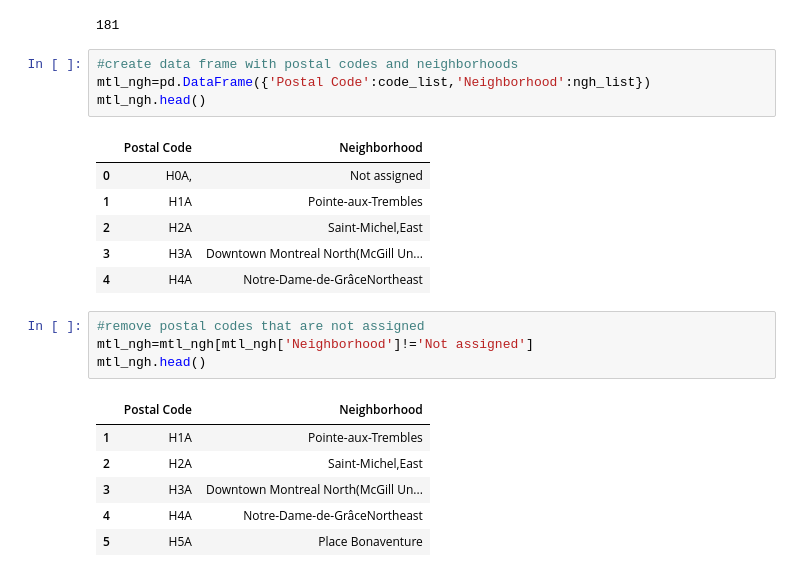
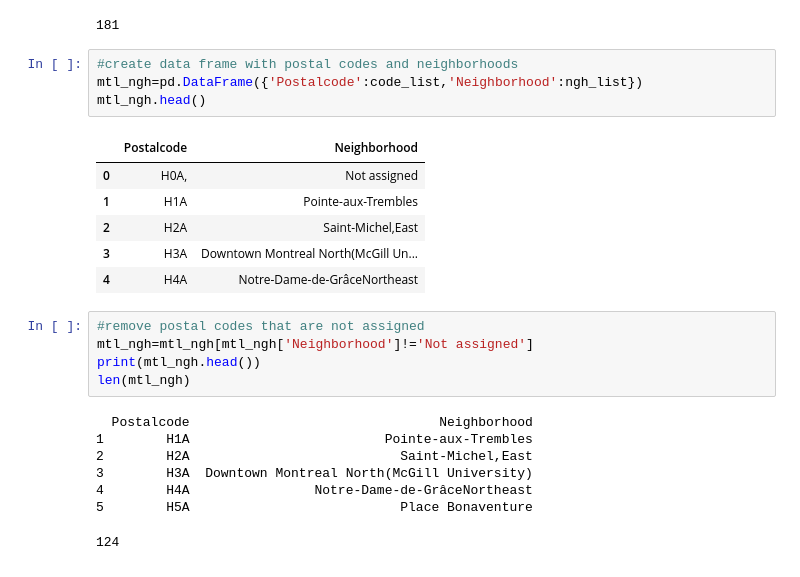
Before and after one commit to slothlacrosse/Coursera_Capstone, a Jupyter notebook: Montreal_Coffee_01.ipynb, the cells around one changed output. Saved outputs shown, nothing was run; the diff lists cells and outputs as text.

```diff
--- a/Montreal_Coffee_01.ipynb
+++ b/Montreal_Coffee_01.ipynb
@@ -92,10 +92,10 @@ len(ngh_list)
 181
 # %%
 #create data frame with postal codes and neighborhoods
-mtl_ngh=pd.DataFrame({'Postal Code':code_list,'Neighborhood':ngh_list})
+mtl_ngh=pd.DataFrame({'Postalcode':code_list,'Neighborhood':ngh_list})
 mtl_ngh.head()
 # %% [output]
-|  | Postal Code | Neighborhood |
+|  | Postalcode | Neighborhood |
 | 0 | H0A, | Not assigned |
 | 1 | H1A | Pointe-aux-Trembles |
 | 2 | H2A | Saint-Michel,East |
@@ -104,11 +104,13 @@ mtl_ngh.head()
 # %%
 #remove postal codes that are not assigned
 mtl_ngh=mtl_ngh[mtl_ngh['Neighborhood']!='Not assigned']
-mtl_ngh.head()
+print(mtl_ngh.head())
+len(mtl_ngh)
 # %% [output]
-|  | Postal Code | Neighborhood |
-| 1 | H1A | Pointe-aux-Trembles |
-| 2 | H2A | Saint-Michel,East |
-| 3 | H3A | Downtown Montreal North(McGill Un... |
-| 4 | H4A | Notre-Dame-de-GrâceNortheast |
-| 5 | H5A | Place Bonaventure |
+  Postalcode                                Neighborhood
+1        H1A                         Pointe-aux-Trembles
+2        H2A                           Saint-Michel,East
+3        H3A  Downtown Montreal North(McGill University)
+4        H4A                Notre-Dame-de-GrâceNortheast
+5        H5A                           Place Bonaventure
+124
```
Also changed, not shown: parts of 3 cells of this notebook.
